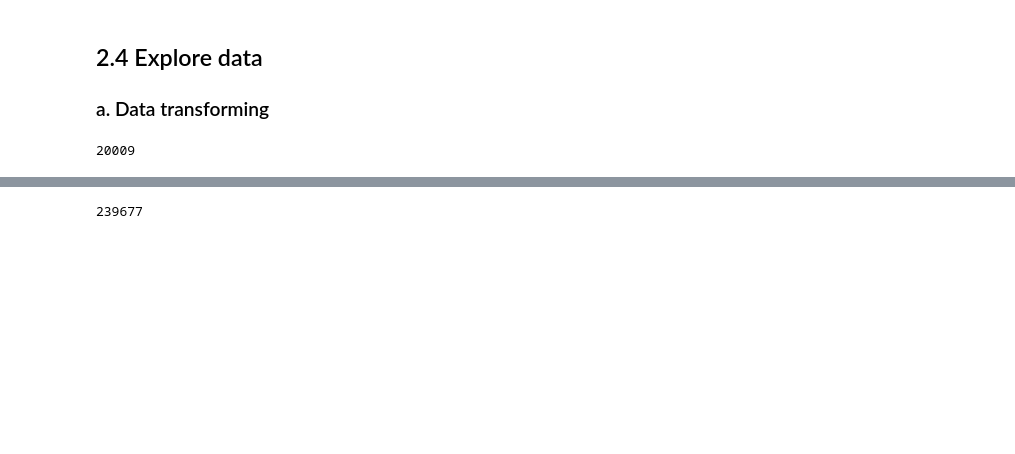
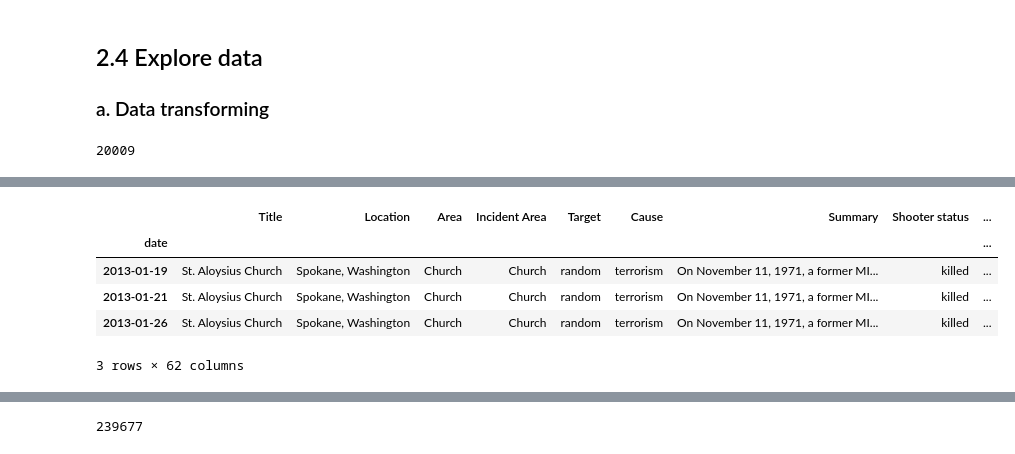
Before and after one commit to BinhKieu82/Springboard_Capstone2, a Jupyter notebook: notebooks/02_data_wrangling.ipynb, the cells around one changed output, grey strips where cells are left out. Saved outputs shown, nothing was run; the diff lists cells and outputs as text; code cells hidden in the pictures; blank space fills up the shorter version.

```diff
--- a/notebooks/02_data_wrangling.ipynb
+++ b/notebooks/02_data_wrangling.ipynb
@@ -197,0 +221,9 @@ memory usage: 179.1+ MB
+# %%
+idx.head(3)
+# %% [output]
+|  | Title | Location | Area | Incident Area | Target | Cause | Summary | Shooter status | ... |
+| date |  |  |  |  |  |  |  |  | ... |
+| 2013-01-19 | St. Aloysius Church | Spokane, Washington | Church | Church | random | terrorism | On November 11, 1971, a former MI... | killed | ... |
+| 2013-01-21 | St. Aloysius Church | Spokane, Washington | Church | Church | random | terrorism | On November 11, 1971, a former MI... | killed | ... |
+| 2013-01-26 | St. Aloysius Church | Spokane, Washington | Church | Church | random | terrorism | On November 11, 1971, a former MI... | killed | ... |
+3 rows × 62 columns
```
Also changed, not shown: parts of 9 cells of this notebook, 1 other file.
